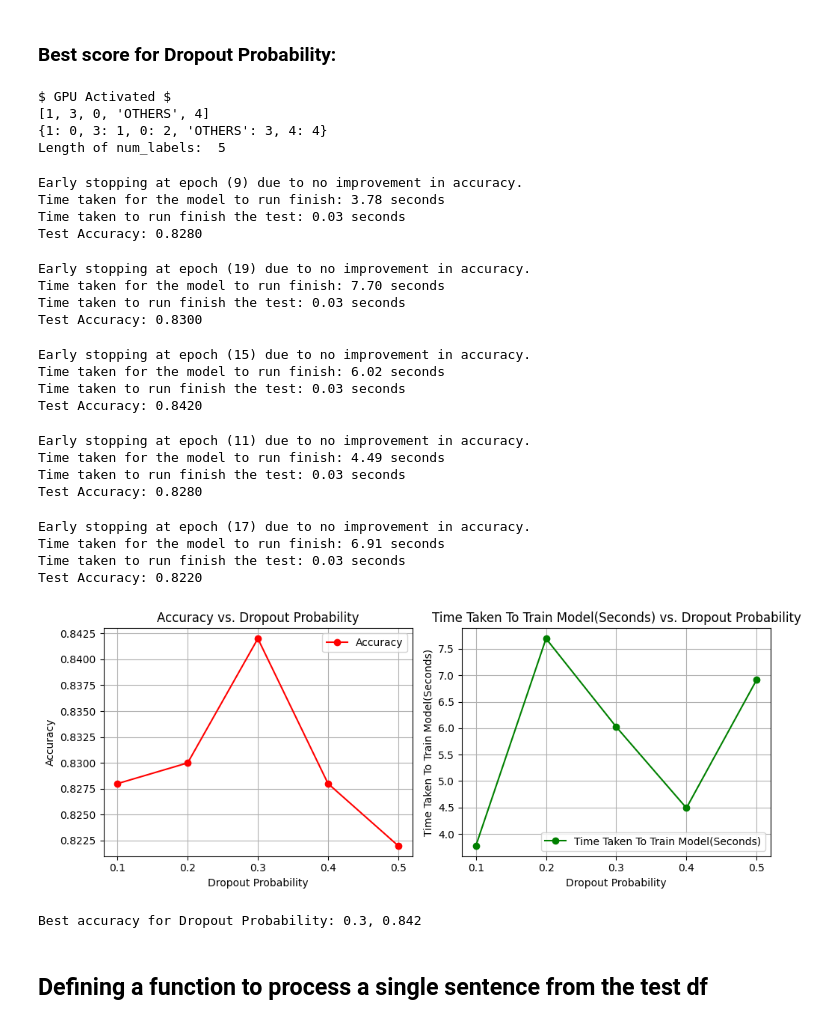
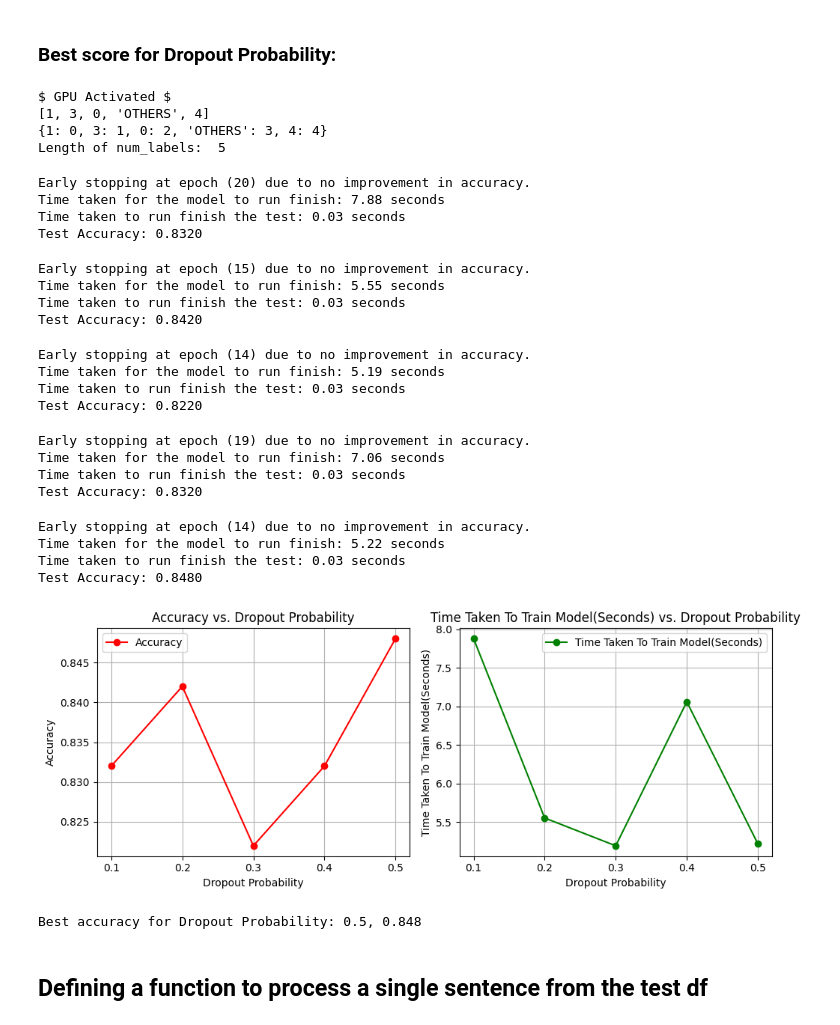
Before and after one commit to jordanlianhs/SC4002-Natural-Language-Processing, a Jupyter notebook: CZ4045 Part 1 latest copy Jordan.ipynb, the cells around one changed output. Saved outputs shown, nothing was run; the diff lists cells and outputs as text; code cells hidden in the pictures.

```diff
--- a/CZ4045 Part 1 latest copy Jordan.ipynb
+++ b/CZ4045 Part 1 latest copy Jordan.ipynb
@@ -864,7 +864,7 @@ Actual labels:    [3, 1, 'OTHERS', 0, 0, 1, 0, 1, 1, 1, 0, 1, 4, 4, 'OTHERS', 1,
 #### RNN Multi
 # %%
 batch_size = 128
-hidden_dim = 512
+hidden_dim = 256
 embedding_dim = w2v.vector_size
 early_stopper = EarlyStopper(patience=3)
 device = get_device()
@@ -948,7 +948,7 @@ Actual labels:    [3, 1, 'OTHERS', 0, 0, 1, 0, 1, 1, 1, 0, 1, 4, 4, 'OTHERS', 1,
 ### Best score for Batch Size:
 # %%
 # batch_size = 32
-hidden_dim = 512
+hidden_dim = 256
 embedding_dim = w2v.vector_size
 early_stopper = EarlyStopper(patience=3)
 device = get_device()
@@ -1040,7 +1040,7 @@ num_labels = len(labels_list)
 print("Length of num_labels: ", num_labels)
 
 acc, tt = [], []
-hidden_dim = [16, 32, 64, 128, 256, 512, 1024]
+hidden_dim = [32, 64, 128, 256, 512, 1024]
 for HD in hidden_dim:
     train_data_loader, validation_data_loader = get_training_data(
         batch_size, w2v, train_df, validation_df)
@@ -1098,7 +1094,7 @@ Best accuracy for Hidden Dimension: 16, 0.836
 ### Best score for Learning Rate:
 # %%
 batch_size = 128
-hidden_dim = 512
+hidden_dim = 256
 embedding_dim = w2v.vector_size
 early_stopper = EarlyStopper(patience=3)
 device = get_device()
@@ -1166,7 +1162,7 @@ Best accuracy for Learning Rate: 0.001, 0.836
 ### Best score for Dropout Probability:
 # %%
 batch_size = 128
-hidden_dim = 512
+hidden_dim = 256
 embedding_dim = w2v.vector_size
 early_stopper = EarlyStopper(patience=3)
 device = get_device()
@@ -1187,50 +1183,50 @@ print("Length of num_labels: ", num_labels)
 acc, tt = [], []
 dropout_prob = [0.1, 0.2, 0.3, 0.4, 0.5]
 for dp in dropout_prob:
     train_data_loader, validation_data_loader = get_training_data(
         batch_size, w2v, train_df, validation_df)
     test_data_loader = get_test_data(batch_size, w2v, random_seed=random_seed)
     model = get_model(embedding_dim, hidden_dim, num_labels,
                       pretrained_embeddings, dropout_prob=dp)
     early_stopper = EarlyStopper(patience=3)
 
     _, _, _, _, time_taken = train_model(model, train_data_loader, validation_data_loader, mode=mode,
                                          device=device, epochs=epoch, random_initial_state=False,
                                          learning_rate=learning_rate, early_stopper=early_stopper, debug=False)
     _, _, test_accuracy = test_model(
         model=model, test_data_loader=test_data_loader, mode=mode, device=device)
     acc.append(test_accuracy)
     tt.append(time_taken)
 
 plot_findings(dropout_prob, [acc, tt], "Dropout Probability")
 print(f"Best accuracy for Dropout Probability: {dropout_prob[acc.index(max(acc))]}, {max(acc)}")
 # %% [output]
 $ GPU Activated $
 [1, 3, 0, 'OTHERS', 4]
 {1: 0, 3: 1, 0: 2, 'OTHERS': 3, 4: 4}
 Length of num_labels:  5
-Early stopping at epoch (9) due to no improvement in accuracy.
-Time taken for the model to run finish: 3.78 seconds
+Early stopping at epoch (20) due to no improvement in accuracy.
+Time taken for the model to run finish: 7.88 seconds
 Time taken to run finish the test: 0.03 seconds
-Test Accuracy: 0.8280
+Test Accuracy: 0.8320
-Early stopping at epoch (19) due to no improvement in accuracy.
-Time taken for the model to run finish: 7.70 seconds
+Early stopping at epoch (15) due to no improvement in accuracy.
+Time taken for the model to run finish: 5.55 seconds
 Time taken to run finish the test: 0.03 seconds
-Test Accuracy: 0.8300
+Test Accuracy: 0.8420
-Early stopping at epoch (15) due to no improvement in accuracy.
-Time taken for the model to run finish: 6.02 seconds
+Early stopping at epoch (14) due to no improvement in accuracy.
+Time taken for the model to run finish: 5.19 seconds
 Time taken to run finish the test: 0.03 seconds
-Test Accuracy: 0.8420
+Test Accuracy: 0.8220
-Early stopping at epoch (11) due to no improvement in accuracy.
-Time taken for the model to run finish: 4.49 seconds
+Early stopping at epoch (19) due to no improvement in accuracy.
+Time taken for the model to run finish: 7.06 seconds
 Time taken to run finish the test: 0.03 seconds
-Test Accuracy: 0.8280
+Test Accuracy: 0.8320
-Early stopping at epoch (17) due to no improvement in accuracy.
-Time taken for the model to run finish: 6.91 seconds
+Early stopping at epoch (14) due to no improvement in accuracy.
+Time taken for the model to run finish: 5.22 seconds
 Time taken to run finish the test: 0.03 seconds
-Test Accuracy: 0.8220
+Test Accuracy: 0.8480
-[figure, old version]
+[figure, new version]
-Best accuracy for Dropout Probability: 0.3, 0.842
+Best accuracy for Dropout Probability: 0.5, 0.848
 # %% [markdown]
 ## Defining a function to process a single sentence from the test df
 # %%
```
Also changed, not shown: parts of 15 cells of this notebook.
